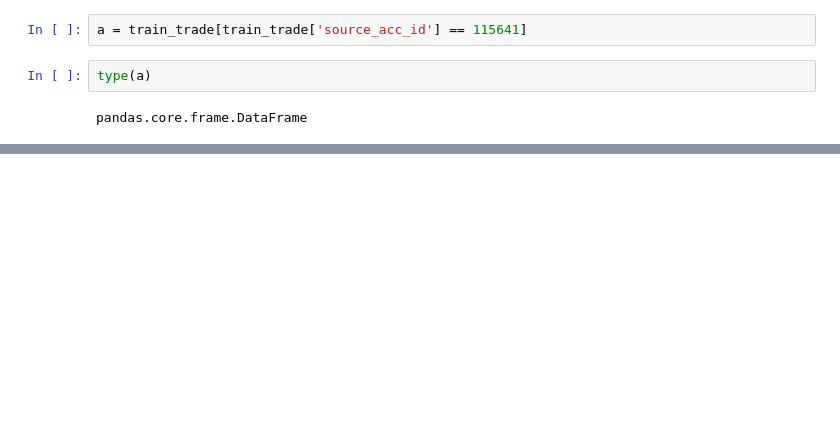
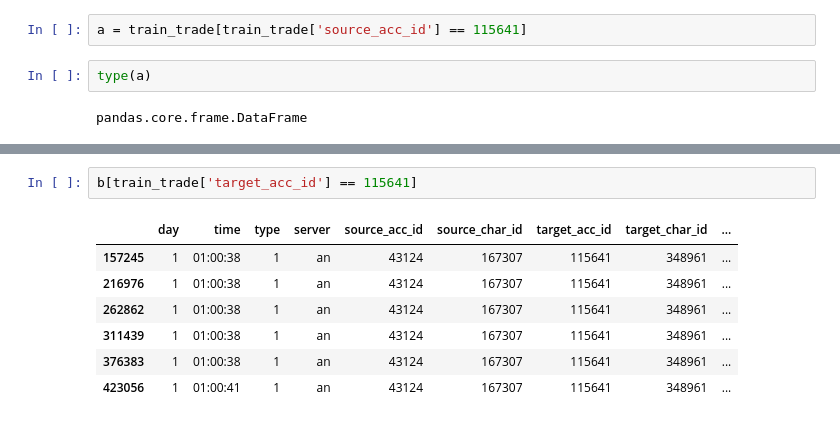
Before and after one commit to gtpgg1013/AI_docs, a Jupyter notebook: part4-ML/MLpy/BigContest/07_19.ipynb, the cells around one changed output, grey strips where cells are left out. Drawn from its saved outputs; the diff is of its cells as text; blank space fills up the shorter version.

```diff
--- a/part4-ML/MLpy/BigContest/07_19.ipynb
+++ b/part4-ML/MLpy/BigContest/07_19.ipynb
@@ -343,0 +355,10 @@ b
+# %%
+b[train_trade['target_acc_id'] == 115641]
+# %% [output]
+|  | day | time | type | server | source_acc_id | source_char_id | target_acc_id | target_char_id | ... |
+| 157245 | 1 | 01:00:38 | 1 | an | 43124 | 167307 | 115641 | 348961 | ... |
+| 216976 | 1 | 01:00:38 | 1 | an | 43124 | 167307 | 115641 | 348961 | ... |
+| 262862 | 1 | 01:00:38 | 1 | an | 43124 | 167307 | 115641 | 348961 | ... |
+| 311439 | 1 | 01:00:38 | 1 | an | 43124 | 167307 | 115641 | 348961 | ... |
+| 376383 | 1 | 01:00:38 | 1 | an | 43124 | 167307 | 115641 | 348961 | ... |
+| 423056 | 1 | 01:00:41 | 1 | an | 43124 | 167307 | 115641 | 348961 | ... |
```
Also changed, not shown: parts of 10 cells of this notebook, 1 other file.
